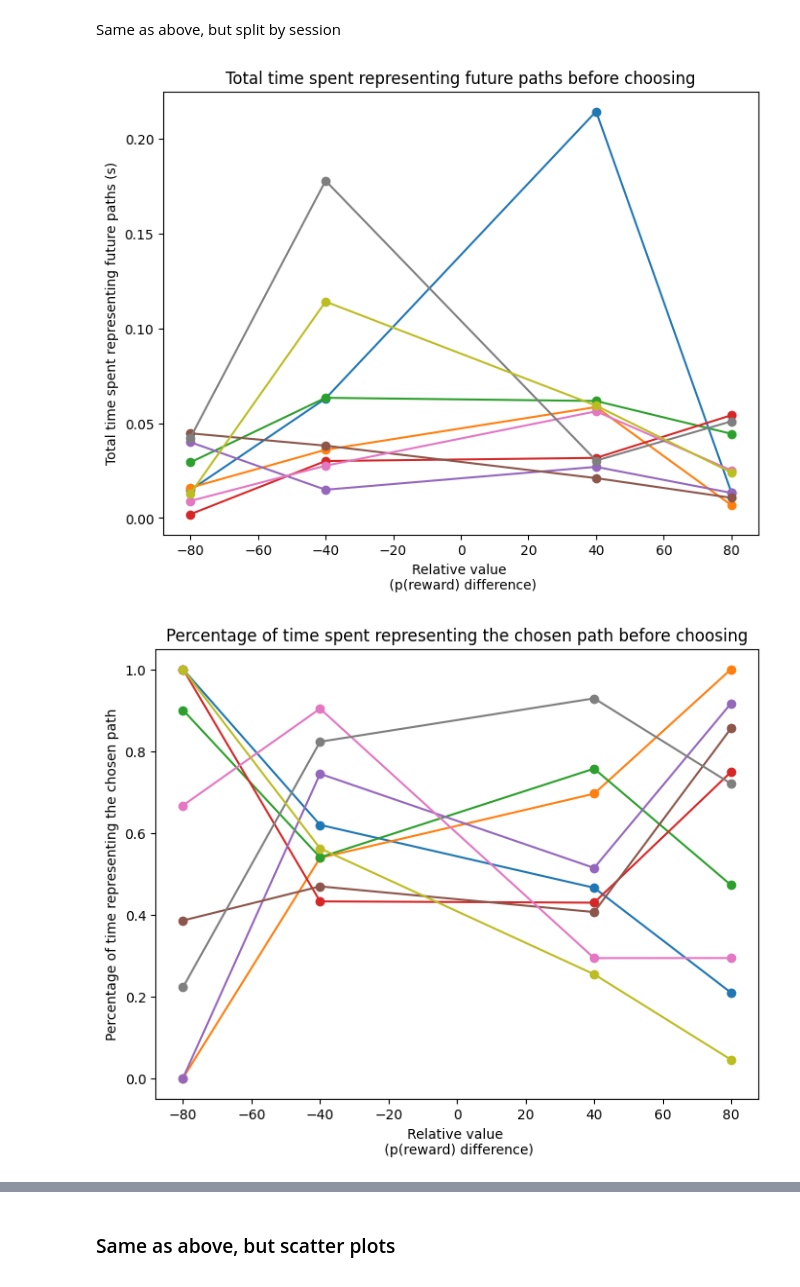
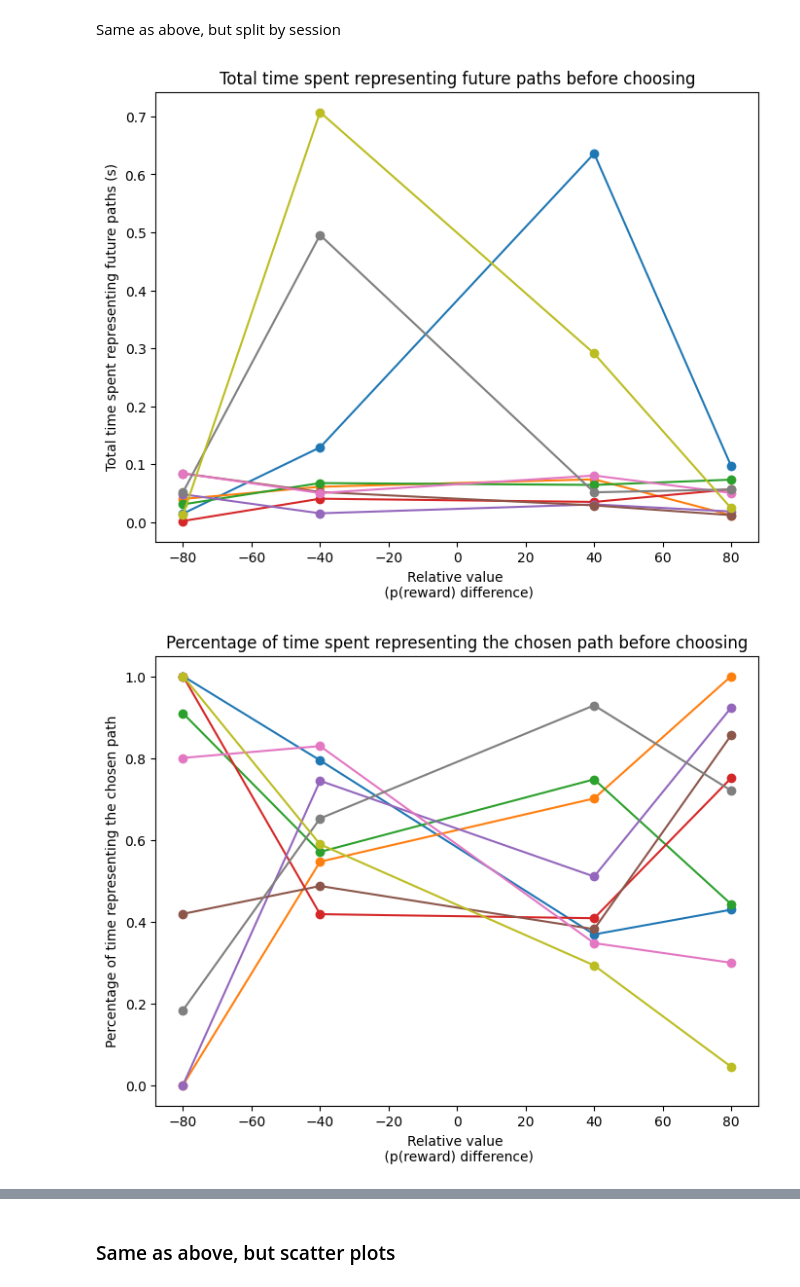
Before and after one commit to calderast/Hex-maze-analysis, a Jupyter notebook: theta_sweeps.ipynb, the cells around one changed output, grey strips where cells are left out. Drawn from its saved outputs; the diff is of its cells as text; code cells hidden in the pictures.

Commit message:
Fix betas and make plots with predicted path choice

```diff
--- a/theta_sweeps.ipynb
+++ b/theta_sweeps.ipynb
@@ -253,6 +253,10 @@ def load_session_dfs(session_dict, directory='/Volumes/Tim/Ephys'):
     # Add a total_trials column enumerating trials across all sessions
     print("Adding a 'total_trials' column ...")
     combined_df = add_total_trials_to_df(combined_df)
+    # Convert to standard datatypes so we can use groupby
+    combined_df['session'] = combined_df['session'].astype('int')
+    combined_df['block'] = combined_df['block'].astype('int')
+    combined_df['tri'] = combined_df['tri'].astype('float32')
     return combined_df
 
 
@@ -477,18 +466,18 @@ Index(['index', 'green_z_scored', 'port', 'rwd', 'x', 'y', 'nom_rwd_a',
 | 15590319 | 1779766 | -1.319336 | -100 | 0 | 146.750 | 85.25000 | 50.0 | 10.0 | 0.0 | 0.0 | ... |
 15590320 rows × 56 columns
 # %%
-# We need to make sure all hexlabels are valid here because at the next step, we use the rat's hex path
-# This could (should) be added to clean_session_df but it's here for now. Will clean later.
-print(df.columns)
-display(df)
+# # We need to make sure all hexlabels are valid here because at the next step, we use the rat's hex path
+# # This could (should) be added to clean_session_df but it's here for now. Will clean later.
+# print(df.columns)
+# display(df)
 
-# If we have NaN in hexlabels or pred_hexlabels, replace with -1 to avoid errors
-nans_in_hexlabels = df['hexlabels'].isna().sum()
-print(f"There are {nans_in_hexlabels} NaN in hexlabels. Replacing them with -1.")
-nans_in_pred_hexlabels = df['pred_hexlabels'].isna().sum()
-print(f"There are {nans_in_pred_hexlabels} NaN in pred_hexlabels. Replacing them with -1.")
+# # If we have NaN in hexlabels or pred_hexlabels, replace with -1 to avoid errors
+# nans_in_hexlabels = df['hexlabels'].isna().sum()
+# print(f"There are {nans_in_hexlabels} NaN in hexlabels. Replacing them with -1.")
+# nans_in_pred_hexlabels = df['pred_hexlabels'].isna().sum()
+# print(f"There are {nans_in_pred_hexlabels} NaN in pred_hexlabels. Replacing them with -1.")
 
-# Fill NaNs with -1
-df['hexlabels'] = df['hexlabels'].fillna(-1)
-df['pred_hexlabels'] = df['pred_hexlabels'].fillna(-1)
-print(f"There are now {(df['hexlabels'] == -1).sum()} -1s in hexlabels and {(df['pred_hexlabels'] == -1).sum()} -1s in pred_hexlabels.")
+# # Fill NaNs with -1
+# df['hexlabels'] = df['hexlabels'].fillna(-1)
+# df['pred_hexlabels'] = df['pred_hexlabels'].fillna(-1)
+# print(f"There are now {(df['hexlabels'] == -1).sum()} -1s in hexlabels and {(df['pred_hexlabels'] == -1).sum()} -1s in pred_hexlabels.")
@@ -946,8 +920,8 @@ chosen_pct_reps = reps_df['total_chosen_reps'] / total_reps
 # Create a Dataframe so we can group things for plotting
 plotting_df = pd.DataFrame({'time_repped': total_reps/250,
                             'chosen_pct_reps': chosen_pct_reps,
-                            'rwd_prob_diff': reps_df['rwd_prob_difference'],
-                            'path_length_diff': reps_df['path_length_difference'],
+                            'rwd_prob_diff': reps_df['chosen_rwd_prob_diff'],
+                            'path_length_diff': reps_df['chosen_path_length_diff'],
                             'session': reps_df['session']})
 
 # Time thinking vs difficulty of decision (reward prob)
@@ -965,32 +939,32 @@ plt.show()
 grouped = plotting_df.groupby(['rwd_prob_diff', 'session'])['chosen_pct_reps'].agg(['mean', 'std']).reset_index()
 plt.figure(figsize=(8, 6))
 for (session, session_df) in grouped.groupby('session'):
     plt.errorbar(session_df['rwd_prob_diff'], session_df['mean'], fmt='o-', label=f'Session: {session}', capsize=5)
 plt.xlabel('Relative value \n (p(reward) difference)')
 plt.ylabel('Percentage of time representing the chosen path')
 plt.title("Percentage of time spent representing the chosen path before choosing")
 #plt.legend()
 plt.show()
 
 # Time thinking vs difficulty of decision (hex diff)
 grouped = plotting_df.groupby(['path_length_diff', 'session'])['time_repped'].agg(['mean', 'std']).reset_index()
 plt.figure(figsize=(10, 6))
 for (session, session_df) in grouped.groupby('session'):
     plt.errorbar(session_df['path_length_diff'], session_df['mean'],  fmt='o-', label=f'Session: {session}', capsize=5)
 plt.xlabel('Relative path length \n (hex difference)')
 plt.ylabel('Total time spent representing future paths (s)')
 plt.title("Total time spent representing future paths before choosing")
 plt.show()
 
 # Same but percent time repping chosen
 grouped = plotting_df.groupby(['path_length_diff', 'session'])['chosen_pct_reps'].agg(['mean', 'std']).reset_index()
 plt.figure(figsize=(10, 6))
 for (session, session_df) in grouped.groupby('session'):
     plt.errorbar(session_df['path_length_diff'], session_df['mean'],fmt='o-', label=f'Session: {session}', capsize=5)
 plt.xlabel('Relative path length \n (hex difference)')
 plt.ylabel('Percentage of time representing the chosen path')
 plt.title("Percentage of time spent representing the chosen path before choosing")
 plt.show()
 # %% [output]
-[figure, old version]
+[figure, new version]
-[figure, old version]
+[figure, new version]
```
Also changed, not shown: parts of 11 cells of this notebook.
